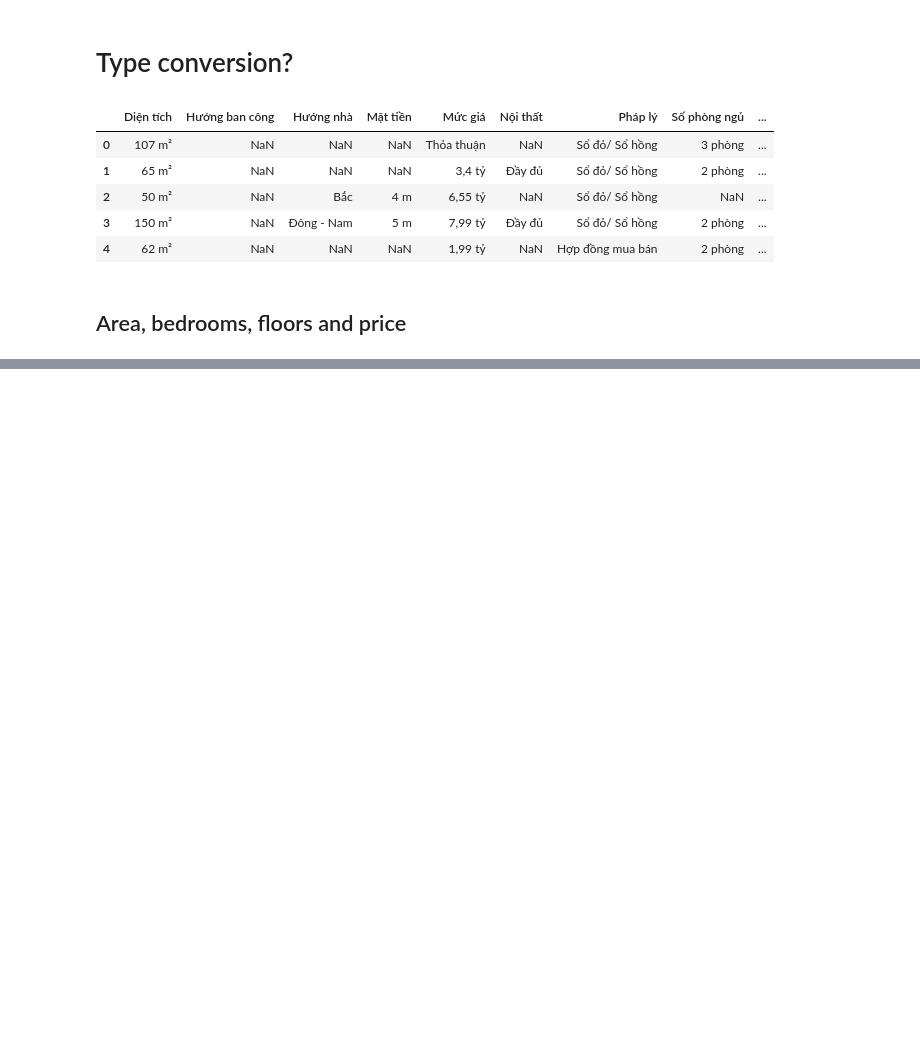
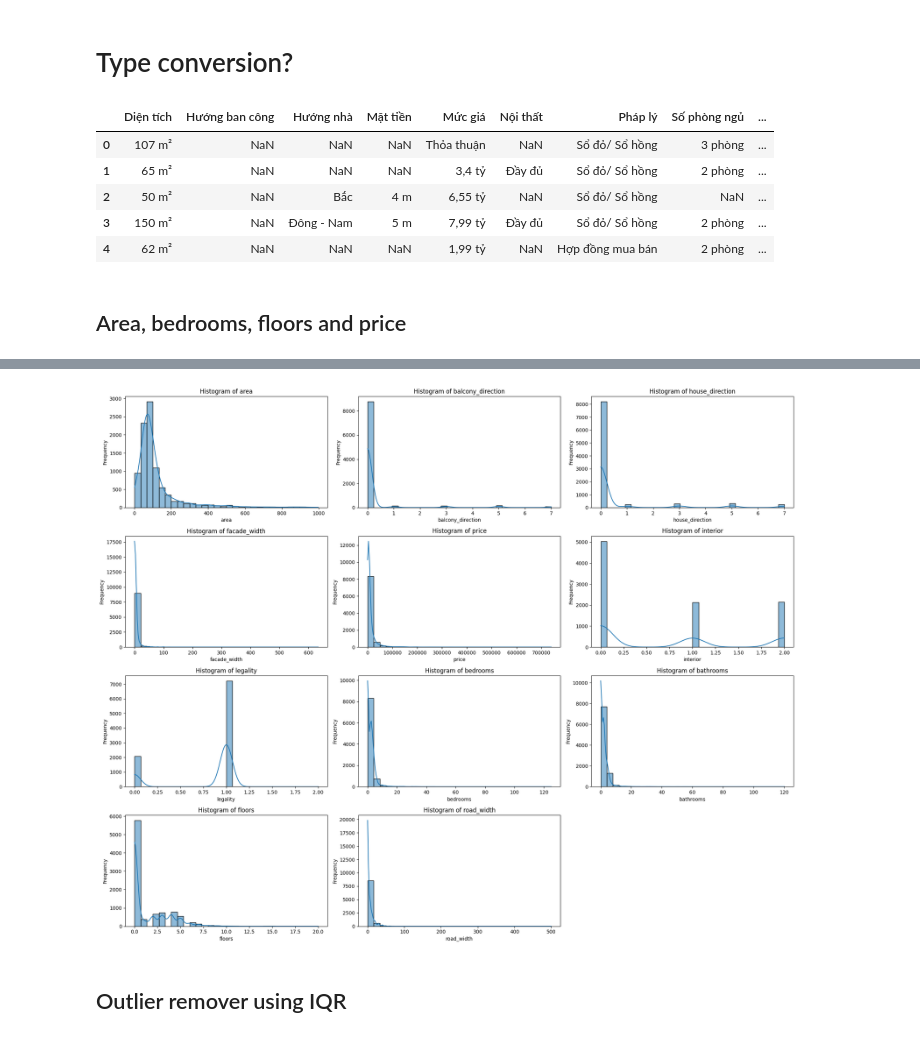
Before and after one commit to DuongDH03/RealEstate-EDA-Modeling, a Jupyter notebook: Data Exploration/Explore-batdongsan.ipynb, the cells around one changed output, grey strips where cells are left out. Cells and saved outputs as stored; diff of their text form; code cells hidden in the pictures; blank space fills up the shorter version.

```diff
--- a/Data Exploration/Explore-batdongsan.ipynb
+++ b/Data Exploration/Explore-batdongsan.ipynb
@@ -258,0 +264,25 @@ DataFrame head after numeric conversion:
+# %%
+# Plot histograms for all numeric columns to check distributions and outliers
+
+# Select only numeric columns for histograms
+numeric_cols = df.select_dtypes(include=[np.number]).columns.tolist()
+
+# Determine the layout for subplots
+n_cols = 3  # Number of columns in subplot grid
+n_rows = (len(numeric_cols) - 1) // n_cols + 1 # Calculate rows needed
+
+plt.figure(figsize=(20, n_rows * 4)) # Adjust figure size based on number of rows
+
+for i, col in enumerate(numeric_cols):
+    plt.subplot(n_rows, n_cols, i + 1)
+    sns.histplot(df[col], kde=True, bins=30)
+    plt.title(f'Histogram of {col}')
+    plt.xlabel(col)
+    plt.ylabel('Frequency')
+
+plt.tight_layout() # Adjust layout to prevent overlapping titles/labels
+plt.show()
+# %% [output]
+[figure, added]
+# %% [markdown]
+## Outlier remover using IQR
```
Also changed, not shown: parts of 9 cells of this notebook.
